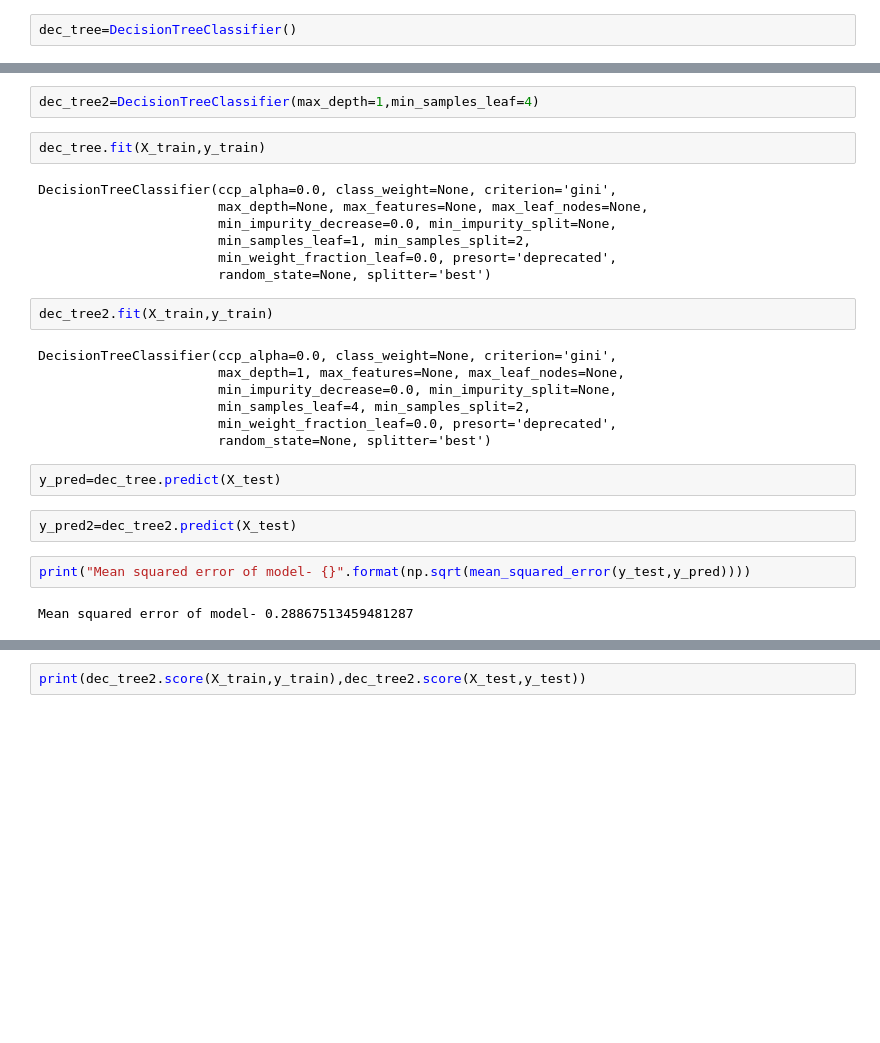
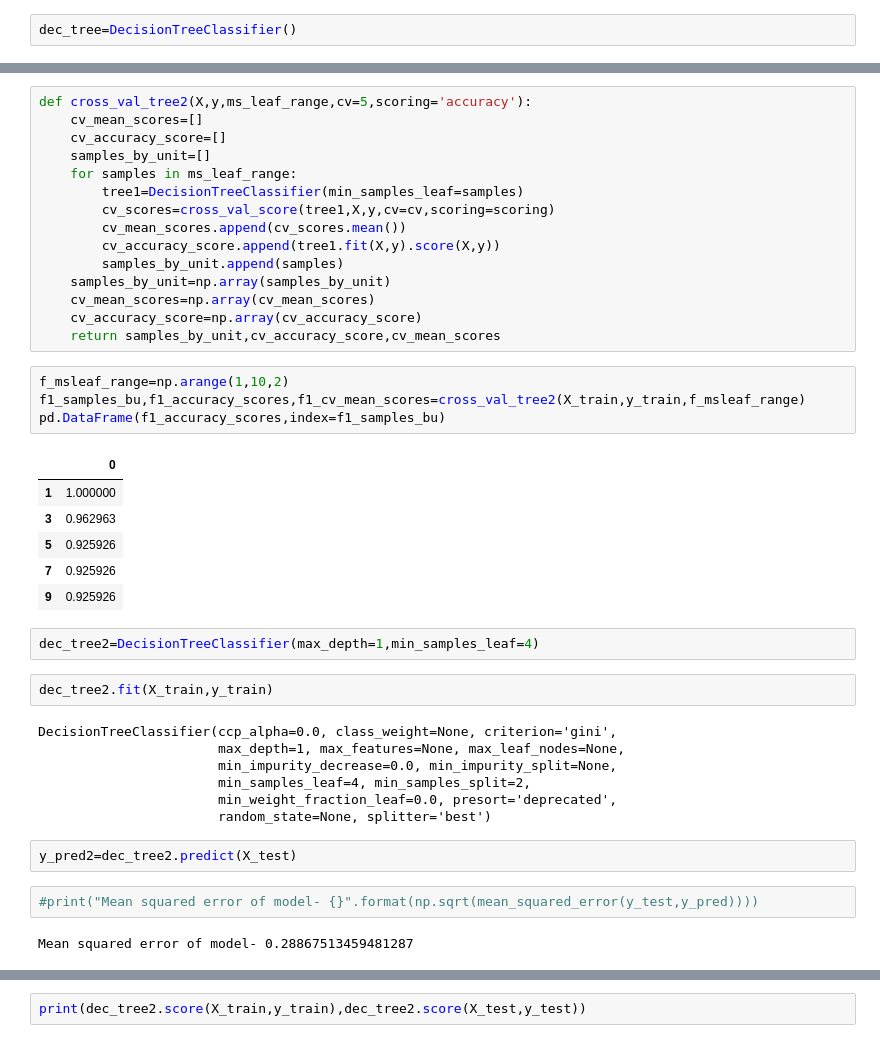
Before and after one commit to barnamensch056/Forestfire_flask_app, a Jupyter notebook: Fire_in_forest.ipynb, the cells around one changed output, grey strips where cells are left out. Cells and saved outputs as stored; diff of their text form; blank space fills up the shorter version.

```diff
--- a/Fire_in_forest.ipynb
+++ b/Fire_in_forest.ipynb
@@ -173,14 +225,31 @@ dec_tree=DecisionTreeClassifier()
+# %%
+def cross_val_tree2(X,y,ms_leaf_range,cv=5,scoring='accuracy'):
+    cv_mean_scores=[]
+    cv_accuracy_score=[]
+    samples_by_unit=[]
+    for samples in ms_leaf_range:
+        tree1=DecisionTreeClassifier(min_samples_leaf=samples)
+        cv_scores=cross_val_score(tree1,X,y,cv=cv,scoring=scoring)
+        cv_mean_scores.append(cv_scores.mean())
+        cv_accuracy_score.append(tree1.fit(X,y).score(X,y))
+        samples_by_unit.append(samples)
+    samples_by_unit=np.array(samples_by_unit)
+    cv_mean_scores=np.array(cv_mean_scores)
+    cv_accuracy_score=np.array(cv_accuracy_score)
+    return samples_by_unit,cv_accuracy_score,cv_mean_scores
+# %%
+f_msleaf_range=np.arange(1,10,2)
+f1_samples_bu,f1_accuracy_scores,f1_cv_mean_scores=cross_val_tree2(X_train,y_train,f_msleaf_range)
+pd.DataFrame(f1_accuracy_scores,index=f1_samples_bu)
+# %% [output]
+|  | 0 |
+| 1 | 1.000000 |
+| 3 | 0.962963 |
+| 5 | 0.925926 |
+| 7 | 0.925926 |
+| 9 | 0.925926 |
 # %%
 dec_tree2=DecisionTreeClassifier(max_depth=1,min_samples_leaf=4)
-# %%
-dec_tree.fit(X_train,y_train)
-# %% [output]
-DecisionTreeClassifier(ccp_alpha=0.0, class_weight=None, criterion='gini',
-                       max_depth=None, max_features=None, max_leaf_nodes=None,
-                       min_impurity_decrease=0.0, min_impurity_split=None,
-                       min_samples_leaf=1, min_samples_split=2,
-                       min_weight_fraction_leaf=0.0, presort='deprecated',
-                       random_state=None, splitter='best')
 # %%
 dec_tree2.fit(X_train,y_train)
 # %% [output]
@@ -190,11 +259,9 @@ DecisionTreeClassifier(ccp_alpha=0.0, class_weight=None, criterion='gini',
                        min_samples_leaf=4, min_samples_split=2,
                        min_weight_fraction_leaf=0.0, presort='deprecated',
                        random_state=None, splitter='best')
-# %%
-y_pred=dec_tree.predict(X_test)
 # %%
 y_pred2=dec_tree2.predict(X_test)
 # %%
-print("Mean squared error of model- {}".format(np.sqrt(mean_squared_error(y_test,y_pred))))
+#print("Mean squared error of model- {}".format(np.sqrt(mean_squared_error(y_test,y_pred))))
 # %% [output]
 Mean squared error of model- 0.28867513459481287
```
Also changed, not shown: parts of 18 cells of this notebook.
